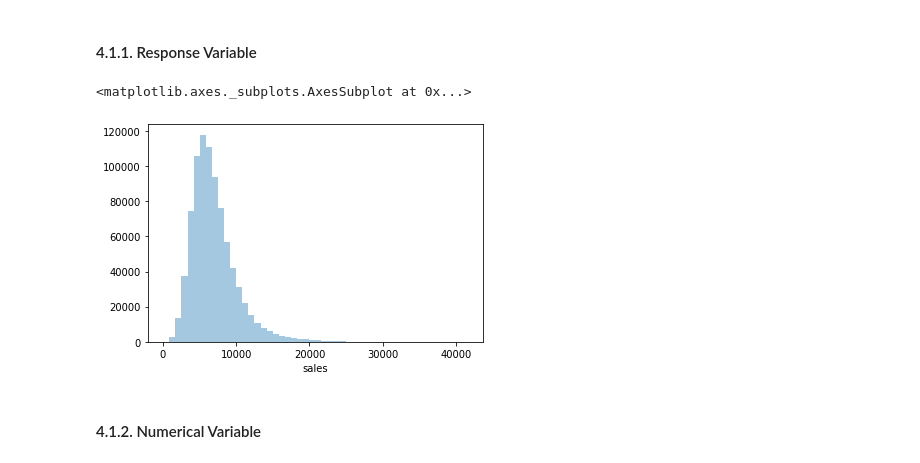
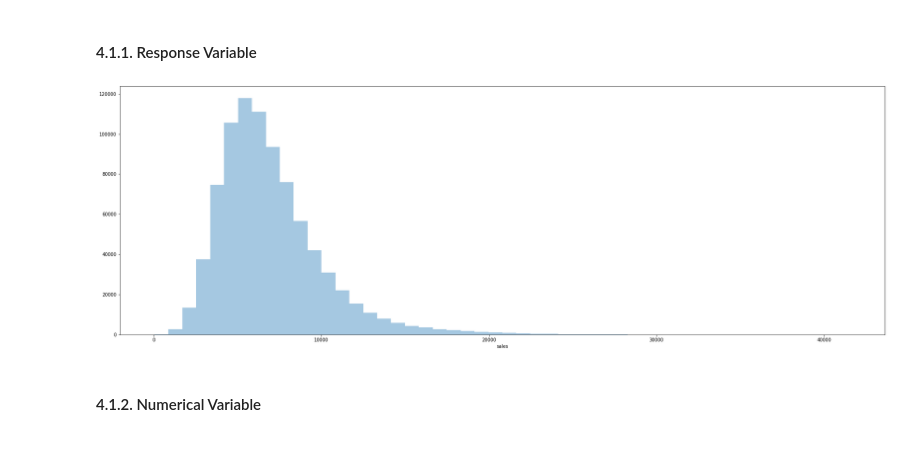
Before and after one commit to Geraldojr12/DataScience_Em_Producao, a Jupyter notebook: m04_v01_store_sales_prediction.ipynb, the cells around one changed output. Saved outputs shown, nothing was run; the diff lists cells and outputs as text; code cells hidden in the pictures.

```diff
--- a/m04_v01_store_sales_prediction.ipynb
+++ b/m04_v01_store_sales_prediction.ipynb
@@ -419,8 +447,8 @@ df3 = df3[(df3['open'] != 0) & (df3['sales'] > 0)]
 # %% [markdown]
 ### 3.2 Selecao das Colunas
 # %%
-cols_drop = ['customers', 'open', 'promo_interval', 'month_map']
-df3 = df3.drop( cols_drop, axis=1 )
+#cols_drop = ['customers', 'open', 'promo_interval', 'month_map']
+#df3 = df3.drop( cols_drop, axis=1 )
 # %%
 df3.columns
 # %% [output]
@@ -440,10 +469,10 @@ df4 = df3.copy()
 # %% [markdown]
 #### 4.1.1. Response Variable
 # %%
-sns.distplot( df4['sales'], kde=False)
+plt.figure( figsize=(30, 10 ))
+sns.distplot( df4['sales'], kde=False);
 # %% [output]
-<matplotlib.axes._subplots.AxesSubplot at 0x...>
-[figure, old version]
+[figure, new version]
 # %% [markdown]
 #### 4.1.2. Numerical Variable
 # %%
```
Also changed, not shown: parts of 28 cells of this notebook.
